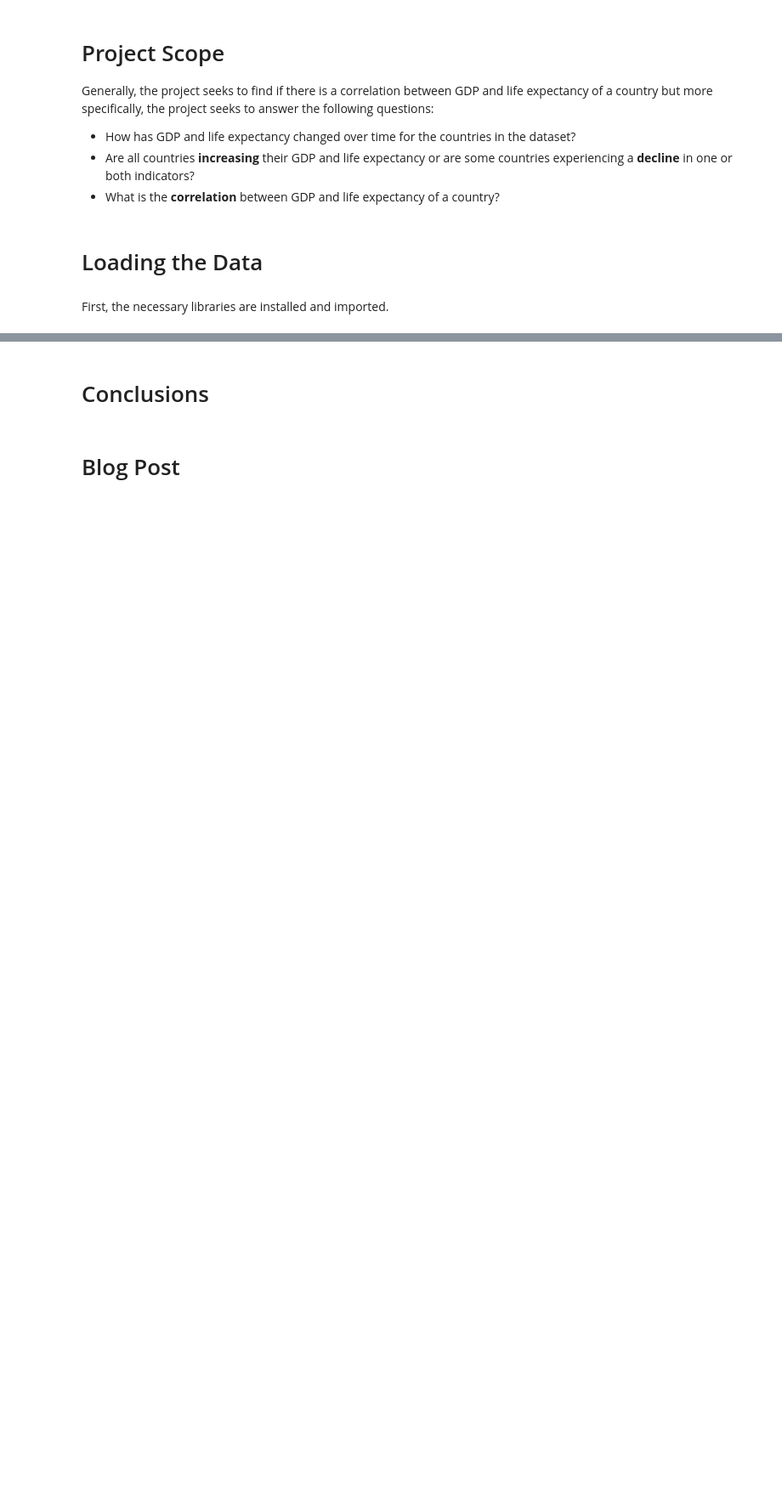
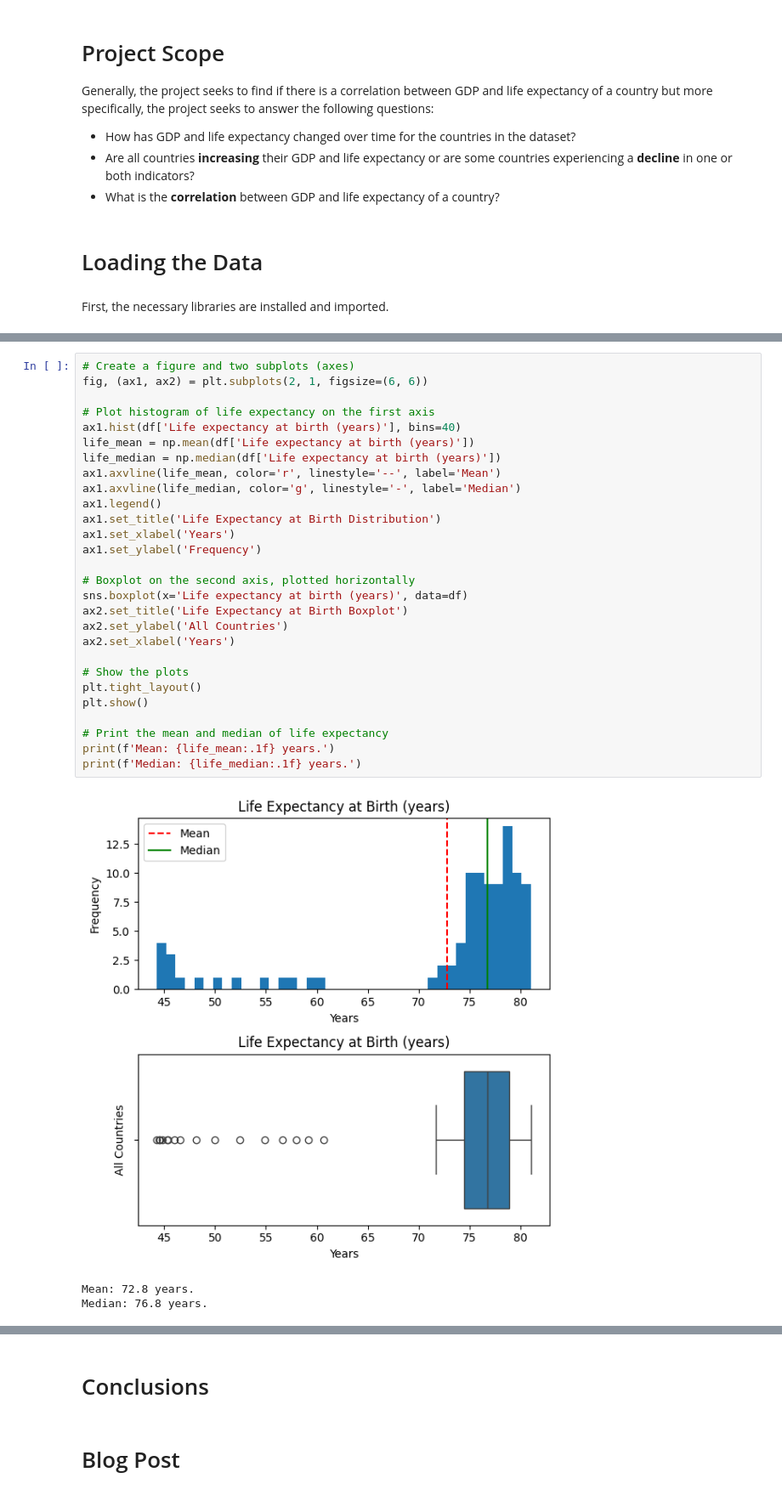
Before and after one commit to alanjameschapman/Life-Expectancy-and-GDP-Starter, a Jupyter notebook: life_expectancy_gdp.ipynb, the cells around one changed output, grey strips where cells are left out. Shown: that part at 85% size. Saved outputs shown, nothing was run; the diff lists cells and outputs as text; blank space fills up the shorter version.

Commit message:
Explore the data

```diff
--- a/life_expectancy_gdp.ipynb
+++ b/life_expectancy_gdp.ipynb
@@ -77,0 +131,32 @@ There are only 6 countries, and 16 values for each country. This is a small data
+# %%
+# Create a figure and two subplots (axes)
+fig, (ax1, ax2) = plt.subplots(2, 1, figsize=(6, 6))
+
+# Plot histogram of life expectancy on the first axis
+ax1.hist(df['Life expectancy at birth (years)'], bins=40)
+life_mean = np.mean(df['Life expectancy at birth (years)'])
+life_median = np.median(df['Life expectancy at birth (years)'])
+ax1.axvline(life_mean, color='r', linestyle='--', label='Mean')
+ax1.axvline(life_median, color='g', linestyle='-', label='Median')
+ax1.legend()
+ax1.set_title('Life Expectancy at Birth Distribution')
+ax1.set_xlabel('Years')
+ax1.set_ylabel('Frequency')
+
+# Boxplot on the second axis, plotted horizontally
+sns.boxplot(x='Life expectancy at birth (years)', data=df)
+ax2.set_title('Life Expectancy at Birth Boxplot')
+ax2.set_ylabel('All Countries')
+ax2.set_xlabel('Years')
+
+# Show the plots
+plt.tight_layout()
+plt.show()
+
+# Print the mean and median of life expectancy
+print(f'Mean: {life_mean:.1f} years.')
+print(f'Median: {life_median:.1f} years.')
+# %% [output]
+[figure, added]
+Mean: 72.8 years.
+Median: 76.8 years.
```
Also changed, not shown: parts of 43 cells of this notebook.
